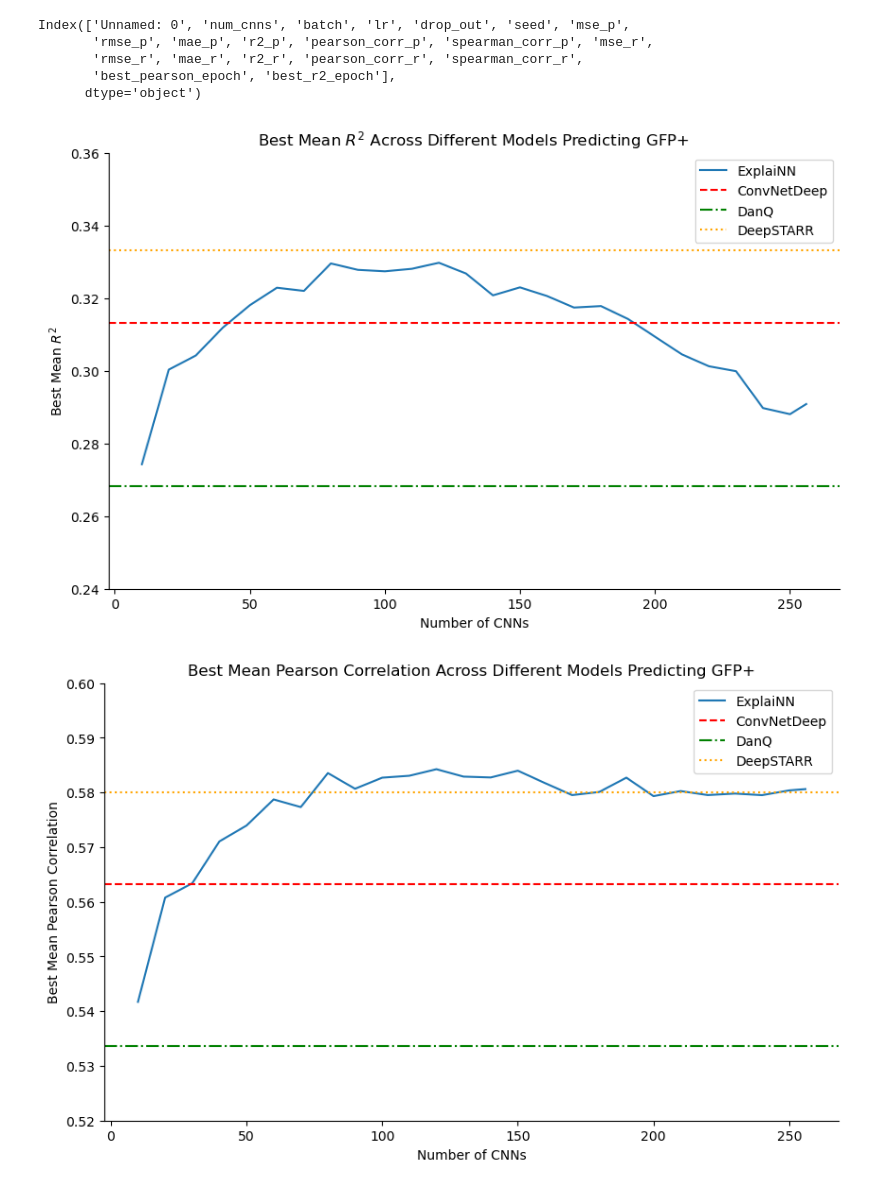
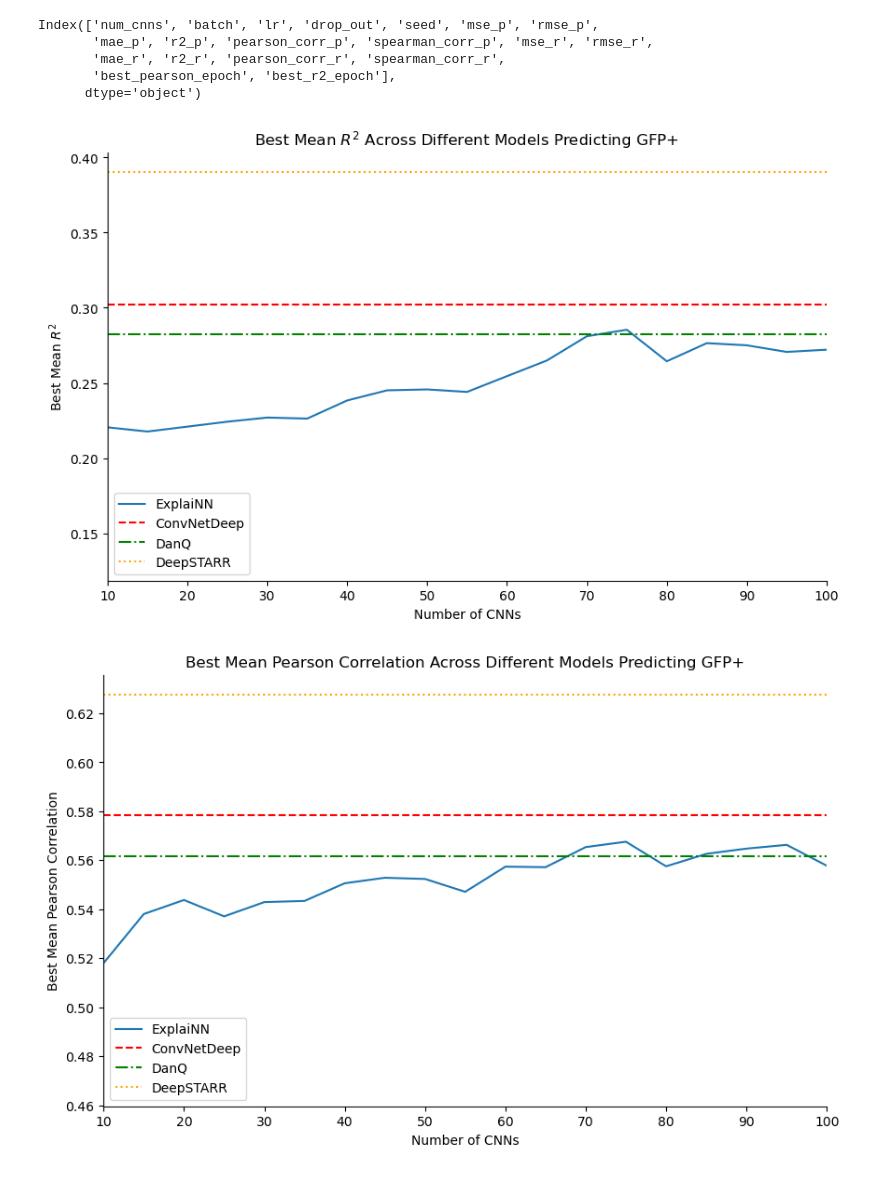
Before and after one commit to justinyutianji/Enhancer, a Jupyter notebook: Enhancer/visualization/Model_Performance_Comparison.ipynb, the cells around one changed output. Cells and saved outputs as stored; diff of their text form; code cells hidden in the pictures.

```diff
--- a/Enhancer/visualization/Model_Performance_Comparison.ipynb
+++ b/Enhancer/visualization/Model_Performance_Comparison.ipynb
@@ -205,16 +284,37 @@ plt.show()
 # %%
-df_conv = pd.read_csv('/pmglocal/ty2514/Enhancer/Enhancer/data/ConvNetDeep_G+G-Pred_Metrics.csv')
-df_dan = pd.read_csv('/pmglocal/ty2514/Enhancer/Enhancer/data/DanQ_G+G-Pred_Metrics.csv')
-df_starr = pd.read_csv('/pmglocal/ty2514/Enhancer/Enhancer/data/DeepSTARR_G+G-Pred_Metrics.csv')
-df_explain = pd.read_csv('/pmglocal/ty2514/Enhancer/Enhancer/data/ExplaiNN3_G+G-Pred_Metrics.csv')
+df_conv = pd.read_csv('/pmglocal/ty2514/Enhancer/Enhancer/data/ConvNetDeep_G+G-/ConvNetDeep_G+G-_Metrics.csv')
+df_dan = pd.read_csv('/pmglocal/ty2514/Enhancer/Enhancer/data/DanQ_G+G-/DanQ_G+G-_Metrics.csv')
+df_starr = pd.read_csv('/pmglocal/ty2514/Enhancer/Enhancer/data/DeepSTARR_G+G-/DeepSTARR_G+G-_Metrics.csv')
+#df_explain = pd.read_csv('/pmglocal/ty2514/Enhancer/Enhancer/data/ExplaiNN3_G+G-Pred_Metrics.csv')
+df_explain = pd.read_csv('/pmglocal/ty2514/Enhancer/Enhancer/data/ExplaiNN3_G+G-/ExplaiNN3_G+G-_Metrics.csv')
+
 df_explain.columns
 # %% [output]
-Index(['Unnamed: 0', 'num_cnns', 'batch', 'lr', 'drop_out', 'seed', 'mse_p',
-       'rmse_p', 'mae_p', 'r2_p', 'pearson_corr_p', 'spearman_corr_p', 'mse_r',
-       'rmse_r', 'mae_r', 'r2_r', 'pearson_corr_r', 'spearman_corr_r',
+Index(['num_cnns', 'batch', 'lr', 'drop_out', 'seed', 'mse_p', 'rmse_p',
+       'mae_p', 'r2_p', 'pearson_corr_p', 'spearman_corr_p', 'mse_r', 'rmse_r',
+       'mae_r', 'r2_r', 'pearson_corr_r', 'spearman_corr_r',
        'best_pearson_epoch', 'best_r2_epoch'],
       dtype='object')
 # %%
+# Function to calculate the highest mean r2_r for each num_cnns
+def calculate_highest_mean_explain(df, metric):
+    grouped = df.groupby(['num_cnns', 'batch', 'lr']).agg(mean_metric=(metric, 'mean')).reset_index()
+    return grouped.groupby('num_cnns')['mean_metric'].max()
+
+# Function to calculate the highest mean r2_r for dataframes without num_cnns
+def calculate_highest_mean_others(df, metric):
+    grouped = df.groupby(['batch', 'lr']).agg(mean_metric=(metric, 'mean')).reset_index()
+    return grouped['mean_metric'].max()
+
+# Assuming the calculation functions and data frame preparations are already defined
+# as provided in your previous messages
+
+# Apply the function to df_explain and other data frames
+df_explain_highest = calculate_highest_mean_explain(df_explain,'r2_r')
+max_r2_conv = calculate_highest_mean_others(df_conv,'r2_r')
+max_r2_dan = calculate_highest_mean_others(df_dan,'r2_r')
+max_r2_starr = calculate_highest_mean_others(df_starr,'r2_r')
+
 # Function to calculate the highest mean r2_r for each num_cnns
 def calculate_highest_mean_explain(df, metric):
     grouped = df.groupby(['num_cnns', 'batch', 'lr']).agg(mean_metric=(metric, 'mean')).reset_index()
@@ -247,7 +347,8 @@ plt.ylabel('Best Mean $R^2$')
 plt.legend()
 plt.grid(False)  # Disable the grid
 plt.gca().set_facecolor('white')  # Set background to white
-plt.ylim(0.24, 0.36)  # Set y-axis limits
+plt.xlim(10,100)  # Set x-axis limits
+#plt.ylim(0.36, 0.42)  # Set y-axis limits
 
 # Remove the top and right spines (borders)
 ax = plt.gca()
@@ -256,33 +357,34 @@ ax.spines['right'].set_visible(False)
 
 plt.show()
 
 # Apply the function to df_explain and other data frames
 df_explain_highest = calculate_highest_mean_explain(df_explain,'pearson_corr_r')
 max_pearson_conv = calculate_highest_mean_others(df_conv,'pearson_corr_r')
 max_pearson_dan = calculate_highest_mean_others(df_dan,'pearson_corr_r')
 max_pearson_starr = calculate_highest_mean_others(df_starr,'pearson_corr_r')
 
 # Plotting
 plt.figure(figsize=(10, 6))
 plt.plot(df_explain_highest.index, df_explain_highest.values, label='ExplaiNN', linestyle='-', markersize=3)
 plt.axhline(y=max_pearson_conv, color='red', linestyle='--', label='ConvNetDeep')
 plt.axhline(y=max_pearson_dan, color='green', linestyle='-.', label='DanQ')
 plt.axhline(y=max_pearson_starr, color='orange', linestyle=':', label='DeepSTARR')
 
 plt.title('Best Mean Pearson Correlation Across Different Models Predicting GFP+')
 plt.xlabel('Number of CNNs')
 plt.ylabel('Best Mean Pearson Correlation')
 plt.legend()
 plt.grid(False)  # Disable the grid
 plt.gca().set_facecolor('white')  # Set background to white
-plt.ylim(0.52, 0.6)  # Set y-axis limits
+plt.xlim(10,100)  # Set x-axis limits
+#plt.ylim(0.61, 0.65)  # Set y-axis limits
 
 # Remove the top and right spines (borders)
 ax = plt.gca()
 ax.spines['top'].set_visible(False)
 ax.spines['right'].set_visible(False)
 
 plt.show()
 # %% [output]
-[figure, old version]
+[figure, new version]
-[figure, old version]
+[figure, new version]
```
Also changed, not shown: parts of 10 cells of this notebook, 13 other files.
